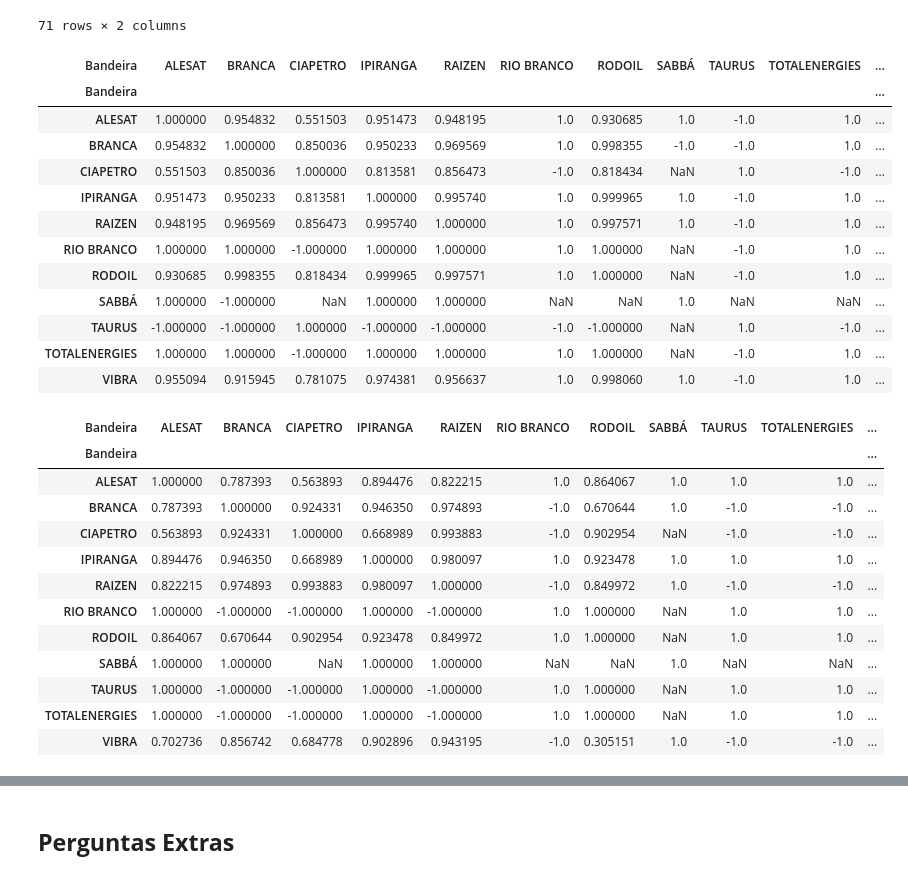
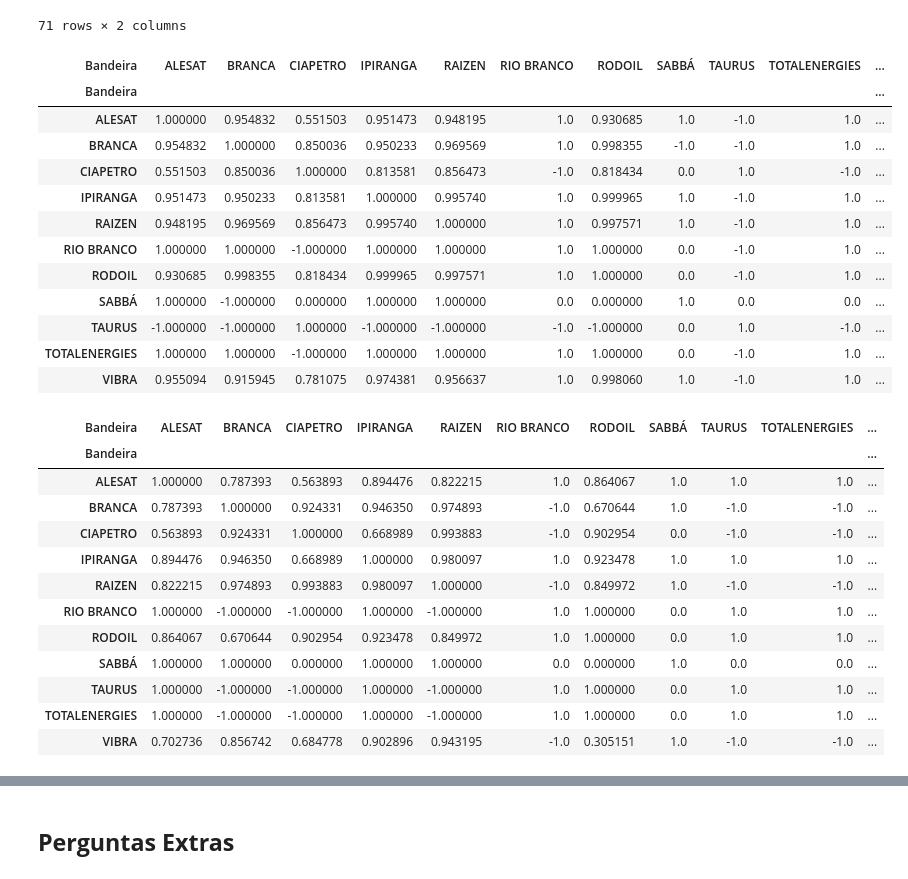
Before and after one commit to arthurlorran1/Projeto-4, a Jupyter notebook: notebook.ipynb, the cells around one changed output, grey strips where cells are left out. Saved outputs shown, nothing was run; the diff lists cells and outputs as text; code cells hidden in the pictures.

```diff
--- a/notebook.ipynb
+++ b/notebook.ipynb
@@ -561,34 +559,36 @@ gp6E = gp6E.unstack(level='Bandeira')
 gp6G = gp6['GASOLINA']
 gp6G = gp6G.unstack(level='Bandeira')
 # %%
-gp6E.corr().dropna(axis=1, how='all').dropna(axis=0, how='all')
+gp6EC = gp6E.corr().dropna(axis=1, how='all').dropna(axis=0, how='all').fillna(0)
+gp6EC
 # %% [output]
 | Bandeira | ALESAT | BRANCA | CIAPETRO | IPIRANGA | RAIZEN | RIO BRANCO | RODOIL | SABBÁ | TAURUS | TOTALENERGIES | ... |
 | Bandeira |  |  |  |  |  |  |  |  |  |  | ... |
 | ALESAT | 1.000000 | 0.954832 | 0.551503 | 0.951473 | 0.948195 | 1.0 | 0.930685 | 1.0 | -1.0 | 1.0 | ... |
 | BRANCA | 0.954832 | 1.000000 | 0.850036 | 0.950233 | 0.969569 | 1.0 | 0.998355 | -1.0 | -1.0 | 1.0 | ... |
-| CIAPETRO | 0.551503 | 0.850036 | 1.000000 | 0.813581 | 0.856473 | -1.0 | 0.818434 | NaN | 1.0 | -1.0 | ... |
+| CIAPETRO | 0.551503 | 0.850036 | 1.000000 | 0.813581 | 0.856473 | -1.0 | 0.818434 | 0.0 | 1.0 | -1.0 | ... |
 | IPIRANGA | 0.951473 | 0.950233 | 0.813581 | 1.000000 | 0.995740 | 1.0 | 0.999965 | 1.0 | -1.0 | 1.0 | ... |
 | RAIZEN | 0.948195 | 0.969569 | 0.856473 | 0.995740 | 1.000000 | 1.0 | 0.997571 | 1.0 | -1.0 | 1.0 | ... |
-| RIO BRANCO | 1.000000 | 1.000000 | -1.000000 | 1.000000 | 1.000000 | 1.0 | 1.000000 | NaN | -1.0 | 1.0 | ... |
-| RODOIL | 0.930685 | 0.998355 | 0.818434 | 0.999965 | 0.997571 | 1.0 | 1.000000 | NaN | -1.0 | 1.0 | ... |
-| SABBÁ | 1.000000 | -1.000000 | NaN | 1.000000 | 1.000000 | NaN | NaN | 1.0 | NaN | NaN | ... |
-| TAURUS | -1.000000 | -1.000000 | 1.000000 | -1.000000 | -1.000000 | -1.0 | -1.000000 | NaN | 1.0 | -1.0 | ... |
-| TOTALENERGIES | 1.000000 | 1.000000 | -1.000000 | 1.000000 | 1.000000 | 1.0 | 1.000000 | NaN | -1.0 | 1.0 | ... |
+| RIO BRANCO | 1.000000 | 1.000000 | -1.000000 | 1.000000 | 1.000000 | 1.0 | 1.000000 | 0.0 | -1.0 | 1.0 | ... |
+| RODOIL | 0.930685 | 0.998355 | 0.818434 | 0.999965 | 0.997571 | 1.0 | 1.000000 | 0.0 | -1.0 | 1.0 | ... |
+| SABBÁ | 1.000000 | -1.000000 | 0.000000 | 1.000000 | 1.000000 | 0.0 | 0.000000 | 1.0 | 0.0 | 0.0 | ... |
+| TAURUS | -1.000000 | -1.000000 | 1.000000 | -1.000000 | -1.000000 | -1.0 | -1.000000 | 0.0 | 1.0 | -1.0 | ... |
+| TOTALENERGIES | 1.000000 | 1.000000 | -1.000000 | 1.000000 | 1.000000 | 1.0 | 1.000000 | 0.0 | -1.0 | 1.0 | ... |
 | VIBRA | 0.955094 | 0.915945 | 0.781075 | 0.974381 | 0.956637 | 1.0 | 0.998060 | 1.0 | -1.0 | 1.0 | ... |
 # %%
-gp6G.corr().dropna(axis=1, how='all').dropna(axis=0, how='all')
+gp6GC = gp6G.corr().dropna(axis=1, how='all').dropna(axis=0, how='all').fillna(0)
+gp6GC
 # %% [output]
 | Bandeira | ALESAT | BRANCA | CIAPETRO | IPIRANGA | RAIZEN | RIO BRANCO | RODOIL | SABBÁ | TAURUS | TOTALENERGIES | ... |
 | Bandeira |  |  |  |  |  |  |  |  |  |  | ... |
 | ALESAT | 1.000000 | 0.787393 | 0.563893 | 0.894476 | 0.822215 | 1.0 | 0.864067 | 1.0 | 1.0 | 1.0 | ... |
 | BRANCA | 0.787393 | 1.000000 | 0.924331 | 0.946350 | 0.974893 | -1.0 | 0.670644 | 1.0 | -1.0 | -1.0 | ... |
-| CIAPETRO | 0.563893 | 0.924331 | 1.000000 | 0.668989 | 0.993883 | -1.0 | 0.902954 | NaN | -1.0 | -1.0 | ... |
+| CIAPETRO | 0.563893 | 0.924331 | 1.000000 | 0.668989 | 0.993883 | -1.0 | 0.902954 | 0.0 | -1.0 | -1.0 | ... |
 | IPIRANGA | 0.894476 | 0.946350 | 0.668989 | 1.000000 | 0.980097 | 1.0 | 0.923478 | 1.0 | 1.0 | 1.0 | ... |
 | RAIZEN | 0.822215 | 0.974893 | 0.993883 | 0.980097 | 1.000000 | -1.0 | 0.849972 | 1.0 | -1.0 | -1.0 | ... |
-| RIO BRANCO | 1.000000 | -1.000000 | -1.000000 | 1.000000 | -1.000000 | 1.0 | 1.000000 | NaN | 1.0 | 1.0 | ... |
-| RODOIL | 0.864067 | 0.670644 | 0.902954 | 0.923478 | 0.849972 | 1.0 | 1.000000 | NaN | 1.0 | 1.0 | ... |
-| SABBÁ | 1.000000 | 1.000000 | NaN | 1.000000 | 1.000000 | NaN | NaN | 1.0 | NaN | NaN | ... |
-| TAURUS | 1.000000 | -1.000000 | -1.000000 | 1.000000 | -1.000000 | 1.0 | 1.000000 | NaN | 1.0 | 1.0 | ... |
-| TOTALENERGIES | 1.000000 | -1.000000 | -1.000000 | 1.000000 | -1.000000 | 1.0 | 1.000000 | NaN | 1.0 | 1.0 | ... |
+| RIO BRANCO | 1.000000 | -1.000000 | -1.000000 | 1.000000 | -1.000000 | 1.0 | 1.000000 | 0.0 | 1.0 | 1.0 | ... |
+| RODOIL | 0.864067 | 0.670644 | 0.902954 | 0.923478 | 0.849972 | 1.0 | 1.000000 | 0.0 | 1.0 | 1.0 | ... |
+| SABBÁ | 1.000000 | 1.000000 | 0.000000 | 1.000000 | 1.000000 | 0.0 | 0.000000 | 1.0 | 0.0 | 0.0 | ... |
+| TAURUS | 1.000000 | -1.000000 | -1.000000 | 1.000000 | -1.000000 | 1.0 | 1.000000 | 0.0 | 1.0 | 1.0 | ... |
+| TOTALENERGIES | 1.000000 | -1.000000 | -1.000000 | 1.000000 | -1.000000 | 1.0 | 1.000000 | 0.0 | 1.0 | 1.0 | ... |
 | VIBRA | 0.702736 | 0.856742 | 0.684778 | 0.902896 | 0.943195 | -1.0 | 0.305151 | 1.0 | -1.0 | -1.0 | ... |
```
Also changed, not shown: parts of 7 cells of this notebook, 4 other files.
